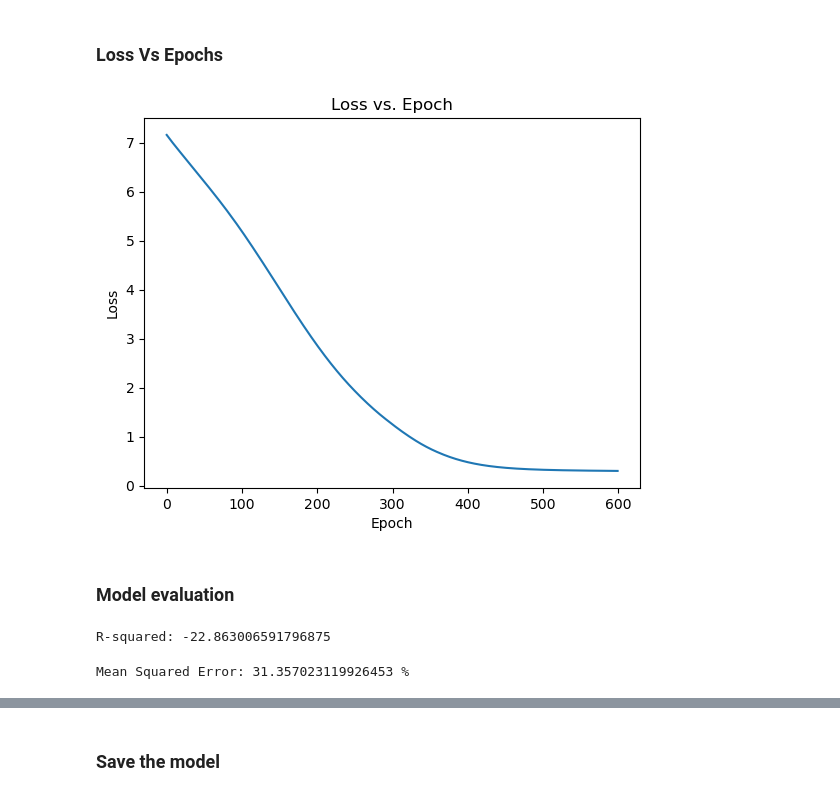
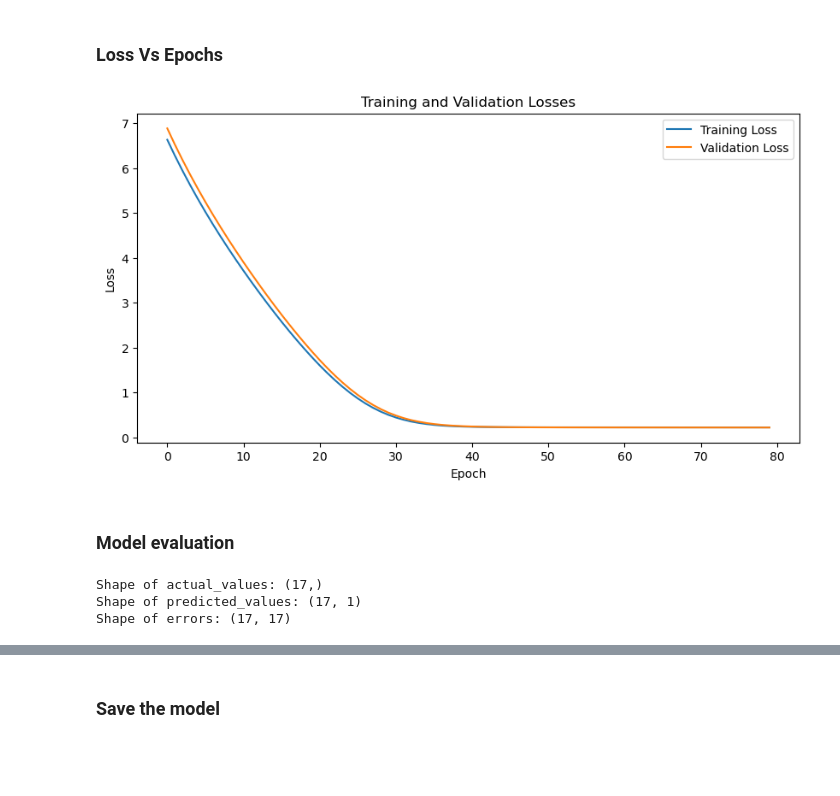
Before and after one commit to Josewathome/Tensile-Prediction-Model, a Jupyter notebook: TESILE Model .ipynb, the cells around one changed output, grey strips where cells are left out. Cells and saved outputs as stored; diff of their text form; code cells hidden in the pictures; blank space fills up the shorter version.

```diff
--- a/TESILE Model .ipynb
+++ b/TESILE Model .ipynb
@@ -186,6 +191,6 @@ class TensileStrength(nn.Module):
 # %%
 # INITIALIZING THE MODEL
-model = TensileStrength(X_train.shape[1], 10, 1)
+model = TensileStrength(X_train.shape[1], 1)
 # %% [markdown]
 ### Model Achitecture
 # %%
@@ -212,32 +220,44 @@ Estimated Total Size (MB): 0.01
 ### LOSS FUNCTION AND MODEL OPTIMIZATION
 # %%
 criterion = nn.MSELoss()
-optimizer = torch.optim.Adam(model.parameters(), weight_decay=1e-5)
+optimizer = torch.optim.SGD(model.parameters(), lr=0.01, weight_decay=0.01)
 # %% [markdown]
 ## Training
 # %%
-num_epochs = 1000
+num_epochs = 80
 losses = []  # to store the loss values
+val_losses = []  # to store the validation loss values
 streak = 0  # to count the streak of constant loss
+
 # Training loop
 for epoch in range(num_epochs):
     # Forward pass
     outputs = model(X_train)
     loss = criterion(outputs, y_train)
+
+    # Validate the model
+    val_outputs = model(X_test)
+    val_loss = criterion(val_outputs, y_test)
+
     # Backward and optimize
     optimizer.zero_grad()
     loss.backward()
     optimizer.step()
-    # Save the loss
+
+    # Save the losses
     losses.append(loss.item())
+    val_losses.append(val_loss.item())
+
     # Check if the loss is constant
     if len(losses) > 1 and losses[-1] == losses[-2]:
         streak += 1
     else:
         streak = 0
+
     # Stop training if the loss is constant for 10 epochs
     if streak >= 20:
         print('Loss is constant for 10 epochs, stopping training')
         break
+
     if (epoch+1) % 100 == 0:
-        print ('Epoch [{}/{}], Loss: {:.4f}'.format(epoch+1, num_epochs, loss.item()))
+        print ('Epoch [{}/{}], Loss: {:.4f}, Val Loss: {:.4f}'.format(epoch+1, num_epochs, loss.item(), val_loss.item()))
@@ -251,31 +264,34 @@ Epoch [600/600], Loss: 0.2996
 # %% [markdown]
 ### Loss Vs Epochs
 # %%
-# After the training loop
-plt.plot(losses)
+# Plotting the training and validation loss
+plt.figure(figsize=(10,5))
+plt.plot(losses, label='Training Loss')
+plt.plot(val_losses, label='Validation Loss')
+plt.title('Training and Validation Losses')
 plt.xlabel('Epoch')
 plt.ylabel('Loss')
-plt.title('Loss vs. Epoch')
+plt.legend()
 plt.show()
 # %% [output]
-[figure, old version]
+[figure, new version]
 # %% [markdown]
 ### Model evaluation
-# %%
-model.eval()
-with torch.no_grad():
-    y_pred = model(X_test)
-    ss_res = torch.sum((y_test - y_pred) ** 2)
-    ss_tot = torch.sum((y_test - torch.mean(y_test)) ** 2)
-    r2_score = 1 - ss_res/ss_tot
-    print(f"R-squared: {r2_score.item()}")
-# %% [output]
-R-squared: -22.863006591796875
-# %%
-model.eval()
-with torch.no_grad():
-    y_pred = model(X_test)
-    mse = torch.mean((y_test - y_pred) ** 2)
-print(f"Mean Squared Error: {mse.item() * 100} %")
-# %% [output]
-Mean Squared Error: 31.357023119926453 %
+# %%
+# Forward pass on validation data and calculate loss
+val_outputs = model(X_test)
+
+# Convert tensors to numpy arrays for plotting
+actual_values = y_test.detach().numpy()
+predicted_values = val_outputs.detach().numpy()
+
+# Calculate the absolute error
+errors = np.abs(actual_values - predicted_values)
+
+print("Shape of actual_values:", actual_values.shape)
+print("Shape of predicted_values:", predicted_values.shape)
+print("Shape of errors:", errors.shape)
+# %% [output]
+Shape of actual_values: (17,)
+Shape of predicted_values: (17, 1)
+Shape of errors: (17, 17)
```
Also changed, not shown: parts of 19 cells of this notebook, 23 other files.
